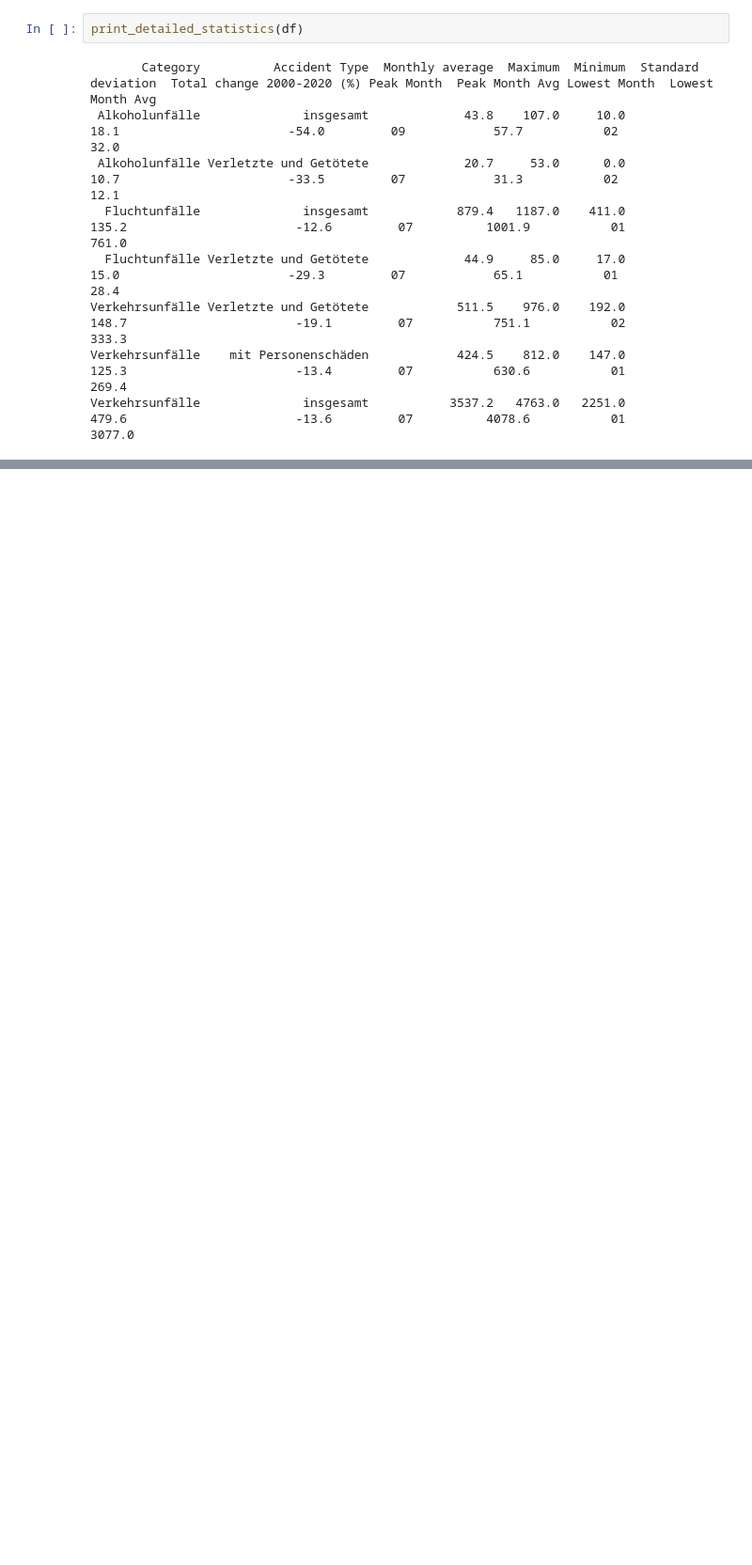
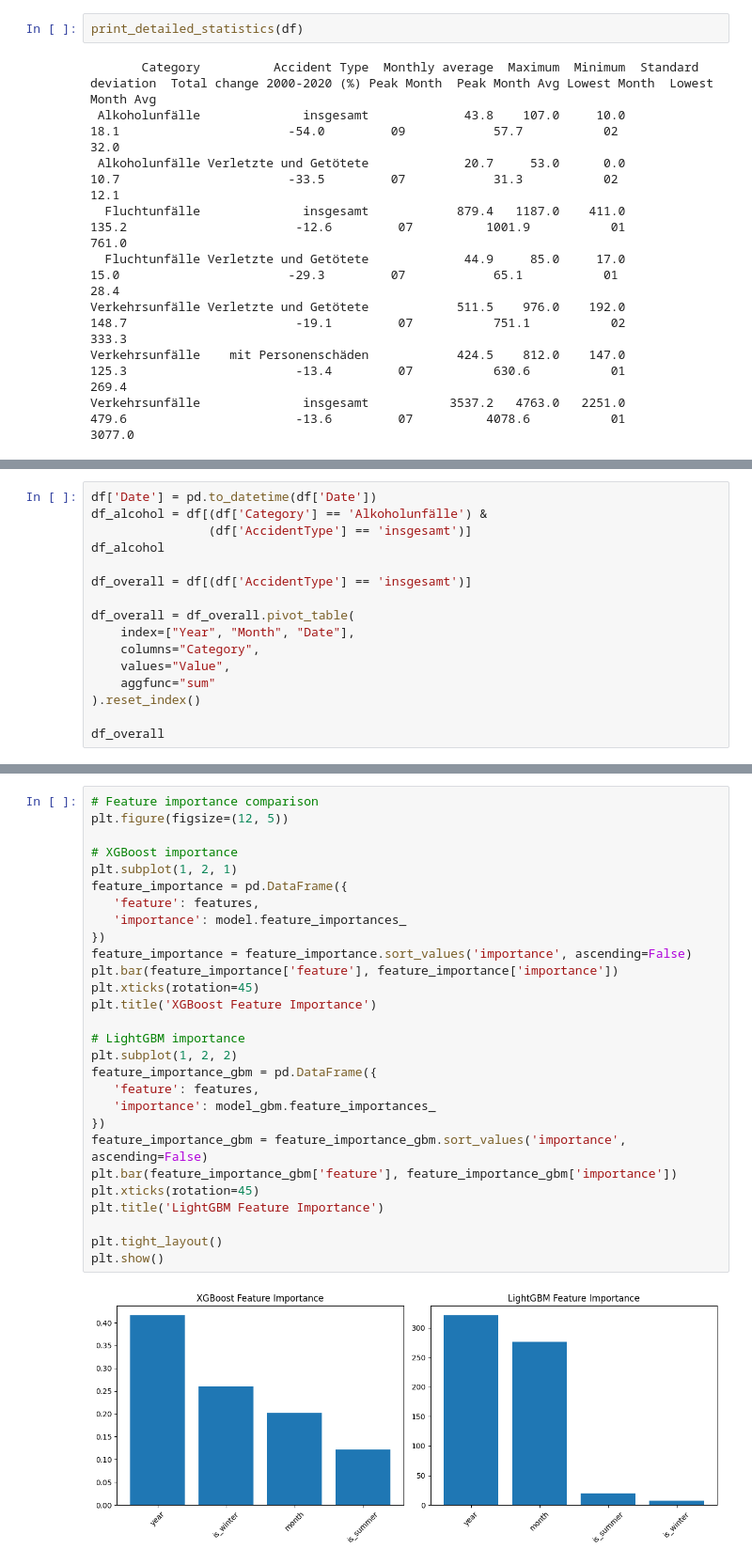
Before and after one commit to JellyJoyce/DPSChalleng, a Jupyter notebook: Option2_new.ipynb, the cells around one changed output, grey strips where cells are left out. Shown at 94% size. Saved outputs shown, nothing was run; the diff lists cells and outputs as text; blank space fills up the shorter version.

```diff
--- a/Option2_new.ipynb
+++ b/Option2_new.ipynb
@@ -151,0 +165,16 @@ The statistics and the figure shows the data have strong sesonal rule.
+# %%
+df['Date'] = pd.to_datetime(df['Date'])
+df_alcohol = df[(df['Category'] == 'Alkoholunfälle') &
+                (df['AccidentType'] == 'insgesamt')]
+df_alcohol
+
+df_overall = df[(df['AccidentType'] == 'insgesamt')]
+
+df_overall = df_overall.pivot_table(
+    index=["Year", "Month", "Date"],
+    columns="Category",
+    values="Value",
+    aggfunc="sum"
+).reset_index()
+
+df_overall
@@ -248 +330,31 @@ Predicted Value for 2021-01: 21.40
+# %%
+# Feature importance comparison
+plt.figure(figsize=(12, 5))
+
+# XGBoost importance
+plt.subplot(1, 2, 1)
+feature_importance = pd.DataFrame({
+   'feature': features,
+   'importance': model.feature_importances_
+})
+feature_importance = feature_importance.sort_values('importance', ascending=False)
+plt.bar(feature_importance['feature'], feature_importance['importance'])
+plt.xticks(rotation=45)
+plt.title('XGBoost Feature Importance')
+
+# LightGBM importance
+plt.subplot(1, 2, 2)
+feature_importance_gbm = pd.DataFrame({
+   'feature': features,
+   'importance': model_gbm.feature_importances_
+})
+feature_importance_gbm = feature_importance_gbm.sort_values('importance', ascending=False)
+plt.bar(feature_importance_gbm['feature'], feature_importance_gbm['importance'])
+plt.xticks(rotation=45)
+plt.title('LightGBM Feature Importance')
+
+plt.tight_layout()
+plt.show()
+# %% [output]
+[figure, added]
 # %% [markdown]
```
Also changed, not shown: parts of 23 cells of this notebook, 8 other files.
